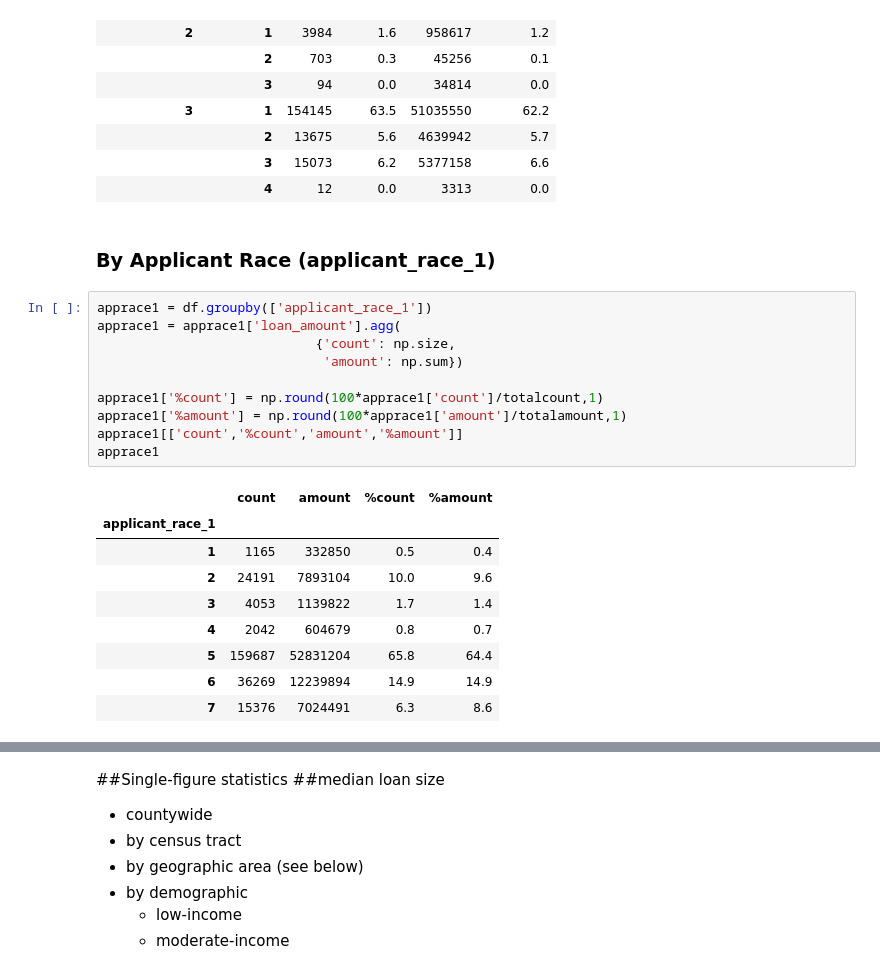
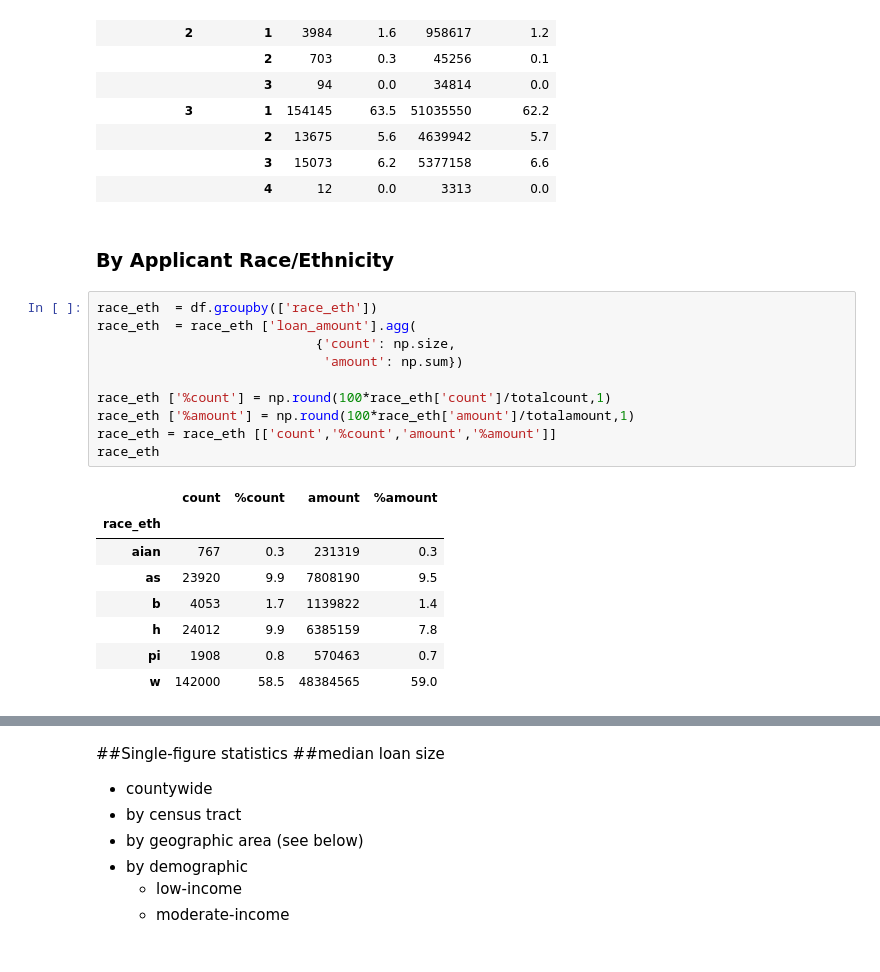
Before and after one commit to CivicKnowledge/San-Diego-Housing, a Jupyter notebook: gonzalo/report-g.ipynb, the cells around one changed output, grey strips where cells are left out. Cells and saved outputs as stored; diff of their text form.

```diff
--- a/gonzalo/report-g.ipynb
+++ b/gonzalo/report-g.ipynb
@@ -90,24 +78,23 @@ loanpt[['count','%count','amount','%amount']]
 |  | 3 | 15073 | 6.2 | 5377158 | 6.6 |
 |  | 4 | 12 | 0.0 | 3313 | 0.0 |
 # %% [markdown]
-### By Applicant Race (applicant_race_1)
+### By Applicant Race/Ethnicity
 # %%
-apprace1 = df.groupby(['applicant_race_1'])
-apprace1 = apprace1['loan_amount'].agg(
+race_eth  = df.groupby(['race_eth'])
+race_eth  = race_eth ['loan_amount'].agg(
                             {'count': np.size,
                              'amount': np.sum})
 
-apprace1['%count'] = np.round(100*apprace1['count']/totalcount,1)
-apprace1['%amount'] = np.round(100*apprace1['amount']/totalamount,1)
-apprace1[['count','%count','amount','%amount']]
-apprace1
+race_eth ['%count'] = np.round(100*race_eth['count']/totalcount,1)
+race_eth ['%amount'] = np.round(100*race_eth['amount']/totalamount,1)
+race_eth = race_eth [['count','%count','amount','%amount']]
+race_eth
 # %% [output]
-|  | count | amount | %count | %amount |
-| applicant_race_1 |  |  |  |  |
-| 1 | 1165 | 332850 | 0.5 | 0.4 |
-| 2 | 24191 | 7893104 | 10.0 | 9.6 |
-| 3 | 4053 | 1139822 | 1.7 | 1.4 |
-| 4 | 2042 | 604679 | 0.8 | 0.7 |
-| 5 | 159687 | 52831204 | 65.8 | 64.4 |
-| 6 | 36269 | 12239894 | 14.9 | 14.9 |
-| 7 | 15376 | 7024491 | 6.3 | 8.6 |
+|  | count | %count | amount | %amount |
+| race_eth |  |  |  |  |
+| aian | 767 | 0.3 | 231319 | 0.3 |
+| as | 23920 | 9.9 | 7808190 | 9.5 |
+| b | 4053 | 1.7 | 1139822 | 1.4 |
+| h | 24012 | 9.9 | 6385159 | 7.8 |
+| pi | 1908 | 0.8 | 570463 | 0.7 |
+| w | 142000 | 58.5 | 48384565 | 59.0 |
```
Also changed, not shown: parts of 7 cells of this notebook.
